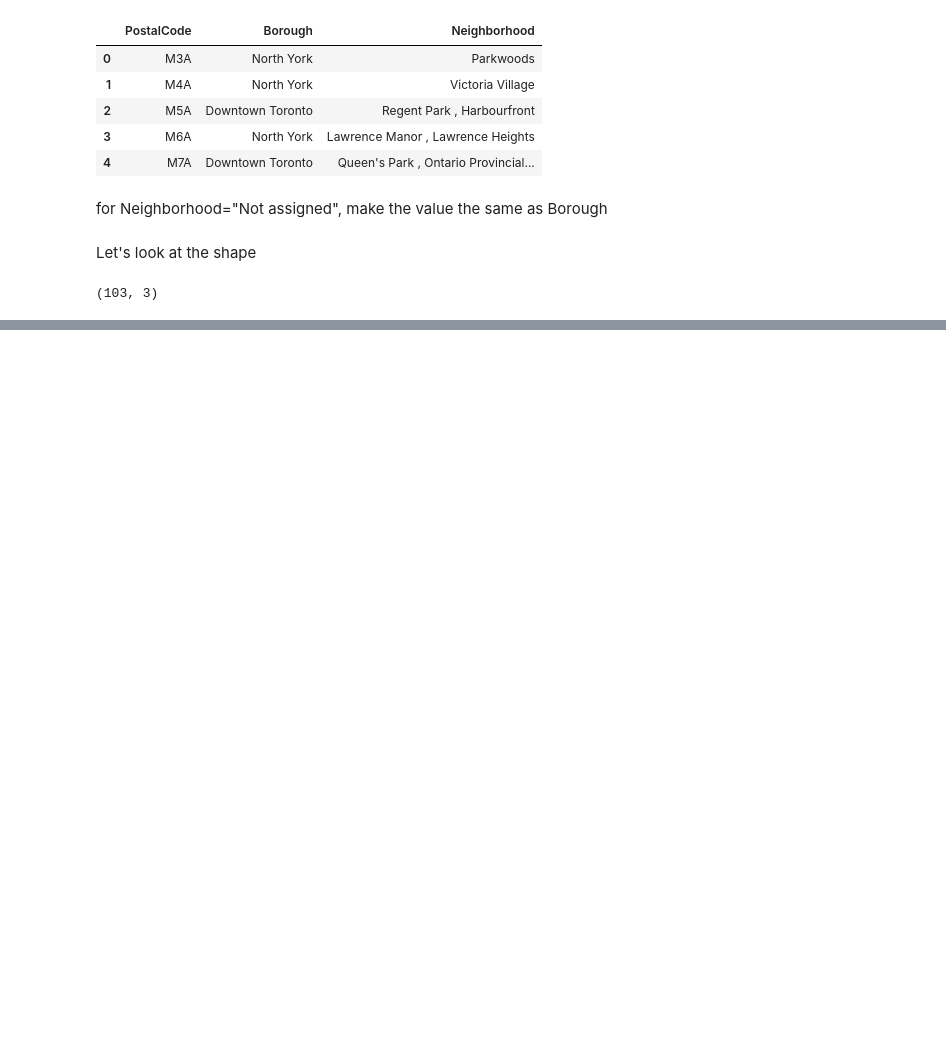
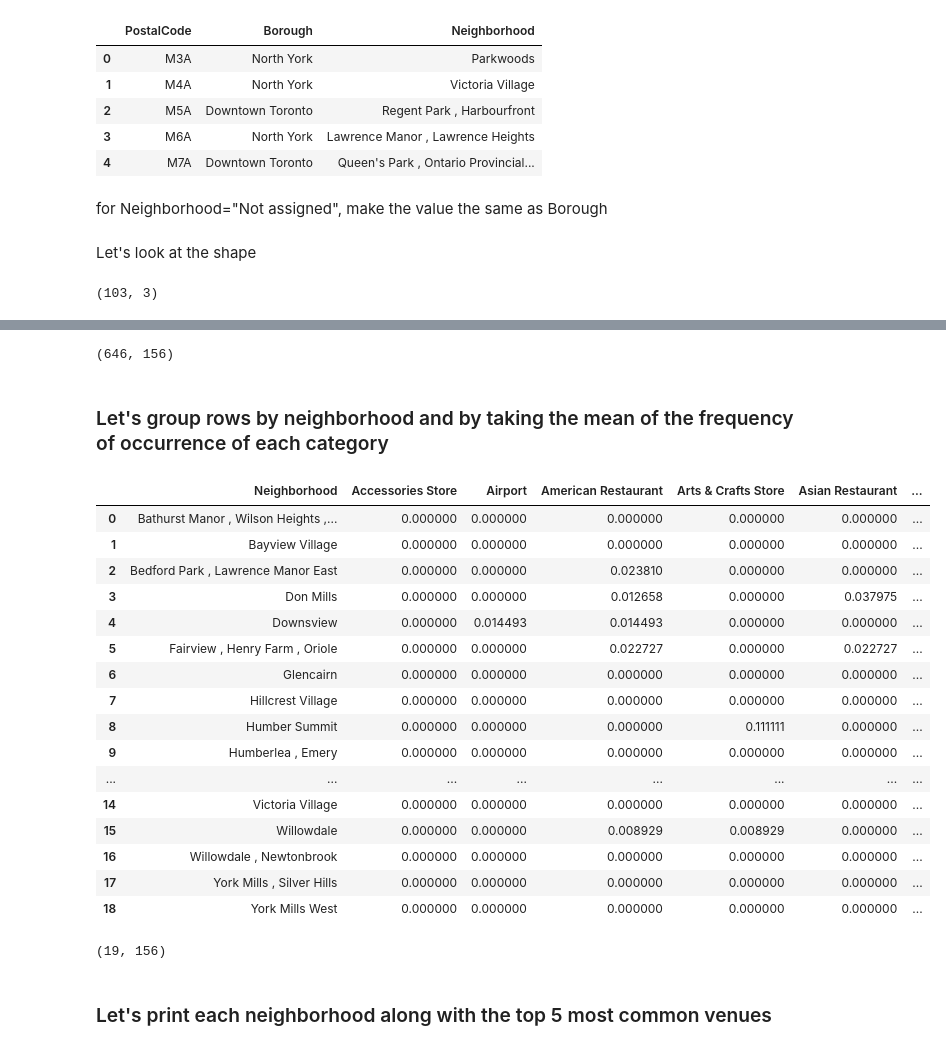
Before and after one commit to kutayk33/IBM_Data_Science_Capstone_Project, a Jupyter notebook: week_3.ipynb, the cells around one changed output, grey strips where cells are left out. Drawn from its saved outputs; the diff is of its cells as text; code cells hidden in the pictures; blank space fills up the shorter version.

Commit message:
this final version of week3 in capstone

```diff
--- a/week_3.ipynb
+++ b/week_3.ipynb
@@ -142,0 +277,18 @@ df.shape
+# %%
+# create map of North York using latitude and longitude values
+map_North_York = folium.Map(location=[latitude, longitude], zoom_start=10)
+
+# add markers to map
+for lat, lng, label in zip(df_north['Latitude'], df_north['Longitude'], df_north['Neighborhood']):
+    label = folium.Popup(label, parse_html=True)
+    folium.CircleMarker(
+        [lat, lng],
+        radius=3,
+        popup=label,
+        color='blue',
+        fill=True,
+        fill_color='#3186cc',
+        fill_opacity=0.5,
+        parse_html=False).add_to(map_North_York)
+
+map_North_York
@@ -142,0 +301,5 @@ df.shape
+# %%
+CLIENT_ID = 'DZVNYQSZ2SFHRFNLHMRXC5TTGASDMYLVLQ2ZUTT34WHOOC44'
+CLIENT_SECRET = 'O4SY41AI0OETZA1KTIHWYIAFKFZYW5F3RW3JTCKR4SFBSLR1'
+VERSION = '20180605' # Foursquare API version
+LIMIT = 100 # limit of number of venues returned by Foursquare API
@@ -142,0 +363,5 @@ df.shape
+# %%
+north_york_venues = getNearbyVenues(names=df_north['Neighborhood'],
+                                   latitudes=df_north['Latitude'],
+                                   longitudes=df_north['Longitude']
+                                  )
@@ -142,0 +422,12 @@ df.shape
+# %%
+# one hot encoding
+north_york_onehot = pd.get_dummies(north_york_venues[['Venue Category']], prefix="", prefix_sep="")
+
+# add neighborhood column back to dataframe
+north_york_onehot['Neighborhood'] = north_york_venues['Neighborhood']
+
+# move neighborhood column to the first column
+fixed_columns = [north_york_onehot.columns[-1]] + list(north_york_onehot.columns[:-1])
+north_york_onehot = north_york_onehot[fixed_columns]
+
+north_york_onehot.head()
@@ -142,0 +441,33 @@ df.shape
+# %%
+north_york_onehot.shape
+# %% [output]
+(646, 156)
+# %% [markdown]
+### Let's group rows by neighborhood and by taking the mean of the frequency of occurrence of each category
+# %%
+north_york_grouped = north_york_onehot.groupby('Neighborhood').mean().reset_index()
+north_york_grouped
+# %% [output]
+|  | Neighborhood | Accessories Store | Airport | American Restaurant | Arts & Crafts Store | Asian Restaurant | ... |
+| 0 | Bathurst Manor , Wilson Heights ,... | 0.000000 | 0.000000 | 0.000000 | 0.000000 | 0.000000 | ... |
+| 1 | Bayview Village | 0.000000 | 0.000000 | 0.000000 | 0.000000 | 0.000000 | ... |
+| 2 | Bedford Park , Lawrence Manor East | 0.000000 | 0.000000 | 0.023810 | 0.000000 | 0.000000 | ... |
+| 3 | Don Mills | 0.000000 | 0.000000 | 0.012658 | 0.000000 | 0.037975 | ... |
+| 4 | Downsview | 0.000000 | 0.014493 | 0.014493 | 0.000000 | 0.000000 | ... |
+| 5 | Fairview , Henry Farm , Oriole | 0.000000 | 0.000000 | 0.022727 | 0.000000 | 0.022727 | ... |
+| 6 | Glencairn | 0.000000 | 0.000000 | 0.000000 | 0.000000 | 0.000000 | ... |
+| 7 | Hillcrest Village | 0.000000 | 0.000000 | 0.000000 | 0.000000 | 0.000000 | ... |
+| 8 | Humber Summit | 0.000000 | 0.000000 | 0.000000 | 0.111111 | 0.000000 | ... |
+| 9 | Humberlea , Emery | 0.000000 | 0.000000 | 0.000000 | 0.000000 | 0.000000 | ... |
+| ... | ... | ... | ... | ... | ... | ... | ... |
+| 14 | Victoria Village | 0.000000 | 0.000000 | 0.000000 | 0.000000 | 0.000000 | ... |
+| 15 | Willowdale | 0.000000 | 0.000000 | 0.008929 | 0.008929 | 0.000000 | ... |
+| 16 | Willowdale , Newtonbrook | 0.000000 | 0.000000 | 0.000000 | 0.000000 | 0.000000 | ... |
+| 17 | York Mills , Silver Hills | 0.000000 | 0.000000 | 0.000000 | 0.000000 | 0.000000 | ... |
+| 18 | York Mills West | 0.000000 | 0.000000 | 0.000000 | 0.000000 | 0.000000 | ... |
+# %%
+north_york_grouped.shape
+# %% [output]
+(19, 156)
+# %% [markdown]
+### Let's print each neighborhood along with the top 5 most common venues
```
Also changed, not shown: parts of 69 cells of this notebook.
